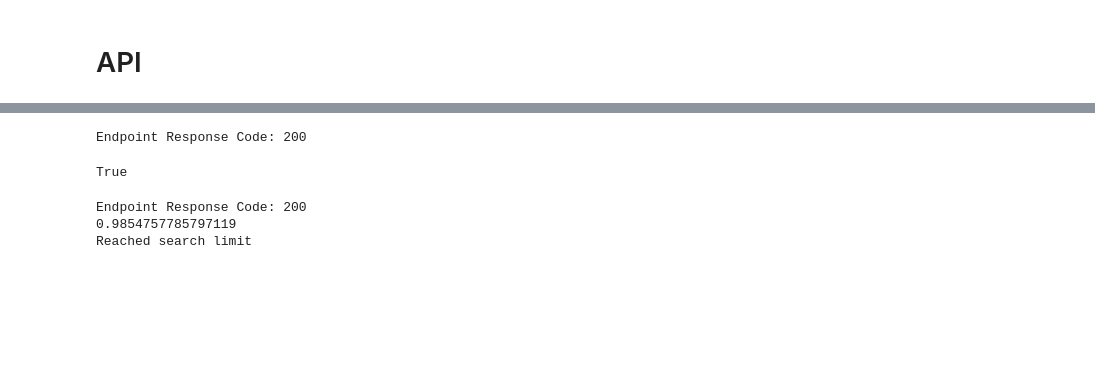
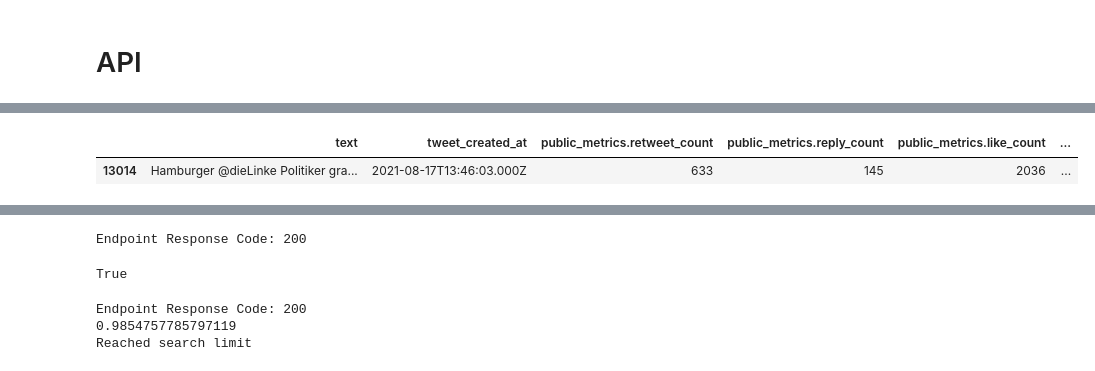
Before and after one commit to NicolasBuehringer/project_delphi, a Jupyter notebook: notebooks/04philipp/Philipp_twitter_api_function.ipynb, the cells around one changed output, grey strips where cells are left out. Drawn from its saved outputs; the diff is of its cells as text; code cells hidden in the pictures; blank space fills up the shorter version.

```diff
--- a/notebooks/04philipp/Philipp_twitter_api_function.ipynb
+++ b/notebooks/04philipp/Philipp_twitter_api_function.ipynb
@@ -2,0 +54,7 @@
+# %%
+test = tweets[['text',"tweet_created_at",'public_metrics.retweet_count','public_metrics.reply_count', 'public_metrics.like_count', 'sentiment']]
+# %%
+test.iloc[[test["public_metrics.retweet_count"].idxmax()]]
+# %% [output]
+|  | text | tweet_created_at | public_metrics.retweet_count | public_metrics.reply_count | public_metrics.like_count | ... |
+| 13014 | Hamburger @dieLinke Politiker gra... | 2021-08-17T13:46:03.000Z | 633 | 145 | 2036 | ... |
```
Also changed, not shown: parts of 21 cells of this notebook, 1 other file.
